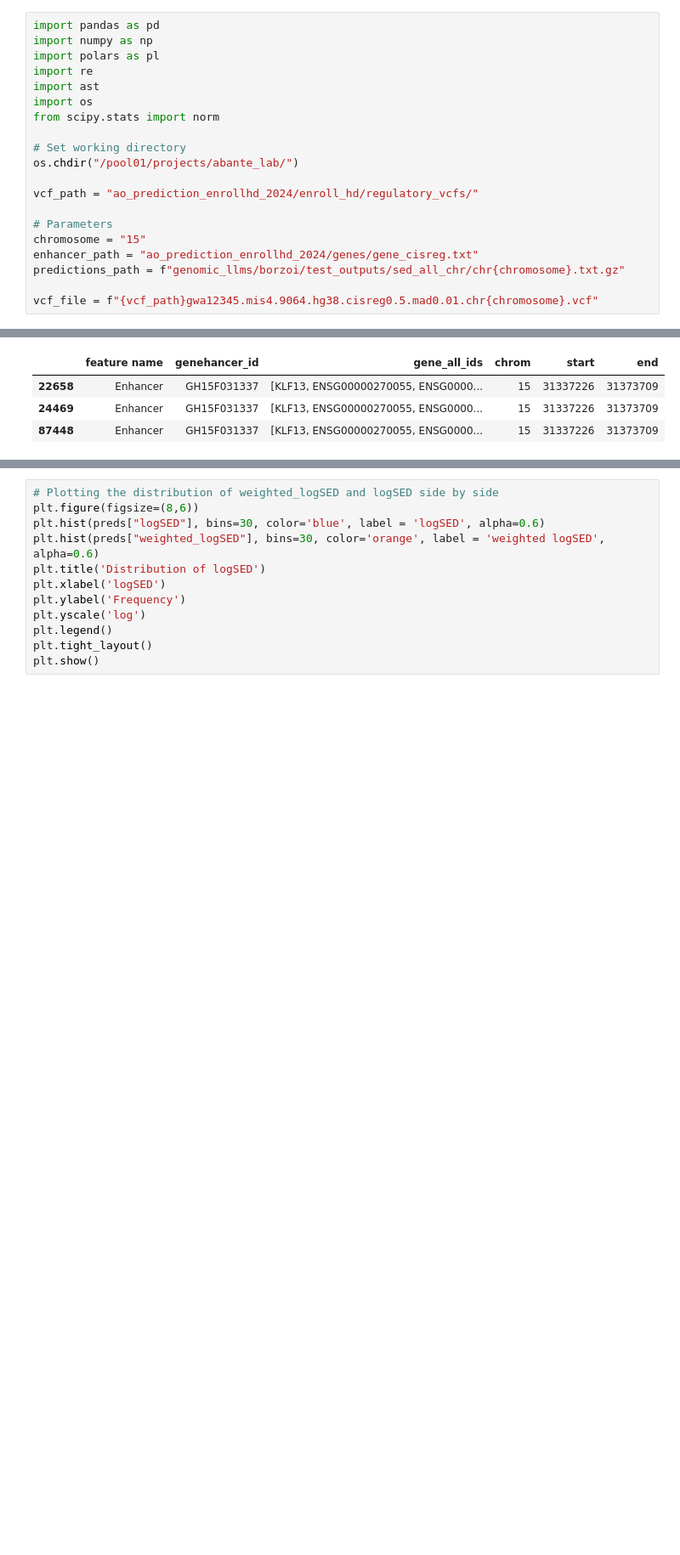
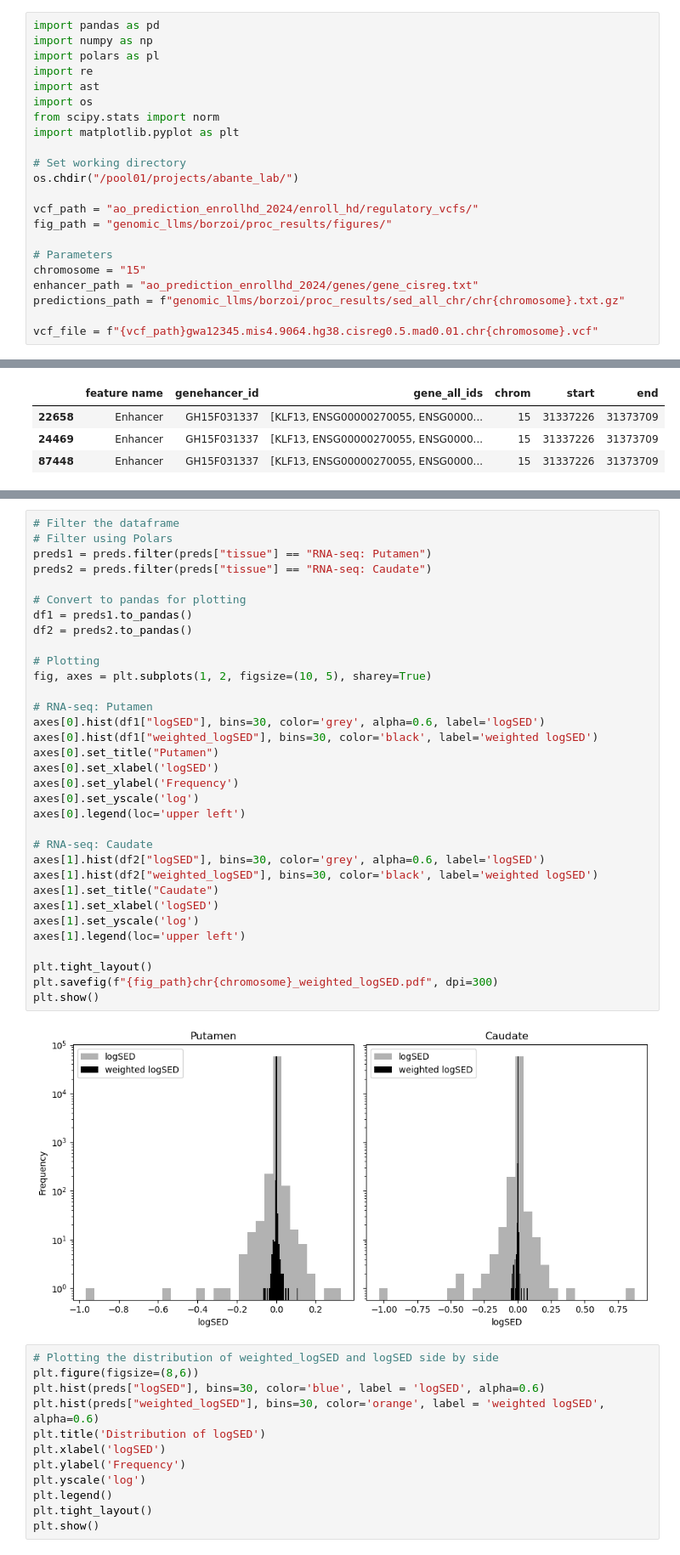
Before and after one commit to gzavou/FPDS_Thesis, a Jupyter notebook: variant_scoring/add_weights.ipynb, the cells around one changed output, grey strips where cells are left out. Shown at 85% size. Drawn from its saved outputs; the diff is of its cells as text; blank space fills up the shorter version.

```diff
--- a/variant_scoring/add_weights.ipynb
+++ b/variant_scoring/add_weights.ipynb
@@ -6,16 +6,18 @@ import re
 import ast
 import os
 from scipy.stats import norm
+import matplotlib.pyplot as plt
 
 # Set working directory
 os.chdir("/pool01/projects/abante_lab/")
 
 vcf_path = "ao_prediction_enrollhd_2024/enroll_hd/regulatory_vcfs/"
+fig_path = "genomic_llms/borzoi/proc_results/figures/"
 
 # Parameters
 chromosome = "15"
 enhancer_path = "ao_prediction_enrollhd_2024/genes/gene_cisreg.txt"
-predictions_path = f"genomic_llms/borzoi/test_outputs/sed_all_chr/chr{chromosome}.txt.gz"
+predictions_path = f"genomic_llms/borzoi/proc_results/sed_all_chr/chr{chromosome}.txt.gz"
 
 vcf_file = f"{vcf_path}gwa12345.mis4.9064.hg38.cisreg0.5.mad0.01.chr{chromosome}.vcf"
 # %%
@@ -280,3 +264,38 @@ plt.show()
+# %%
+# Filter the dataframe
+# Filter using Polars
+preds1 = preds.filter(preds["tissue"] == "RNA-seq: Putamen")
+preds2 = preds.filter(preds["tissue"] == "RNA-seq: Caudate")
+
+# Convert to pandas for plotting
+df1 = preds1.to_pandas()
+df2 = preds2.to_pandas()
+
+# Plotting
+fig, axes = plt.subplots(1, 2, figsize=(10, 5), sharey=True)
+
+# RNA-seq: Putamen
+axes[0].hist(df1["logSED"], bins=30, color='grey', alpha=0.6, label='logSED')
+axes[0].hist(df1["weighted_logSED"], bins=30, color='black', label='weighted logSED')
+axes[0].set_title("Putamen")
+axes[0].set_xlabel('logSED')
+axes[0].set_ylabel('Frequency')
+axes[0].set_yscale('log')
+axes[0].legend(loc='upper left')
+
+# RNA-seq: Caudate
+axes[1].hist(df2["logSED"], bins=30, color='grey', alpha=0.6, label='logSED')
+axes[1].hist(df2["weighted_logSED"], bins=30, color='black', label='weighted logSED')
+axes[1].set_title("Caudate")
+axes[1].set_xlabel('logSED')
+axes[1].set_yscale('log')
+axes[1].legend(loc='upper left')
+
+plt.tight_layout()
+plt.savefig(f"{fig_path}chr{chromosome}_weighted_logSED.pdf", dpi=300)
+plt.show()
+# %% [output]
+[figure, added]
 # %%
 # Plotting the distribution of weighted_logSED and logSED side by side
 plt.figure(figsize=(8,6))
```
Also changed, not shown: parts of 9 cells of this notebook, 3 other files.
